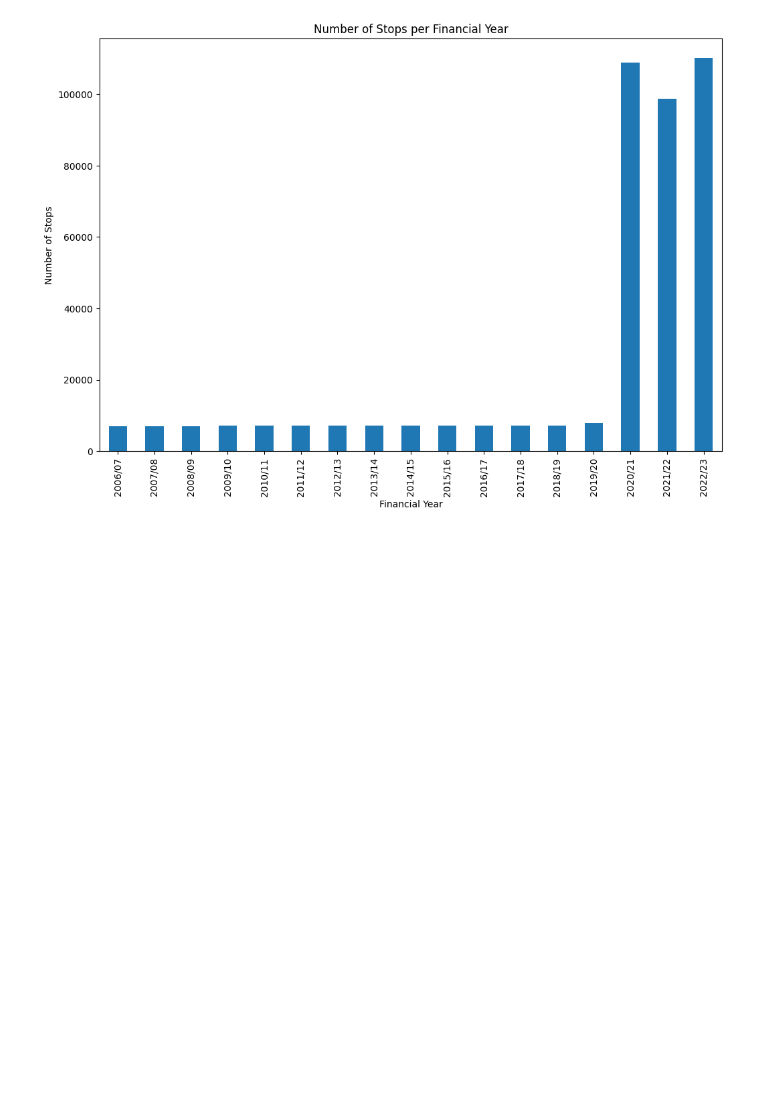
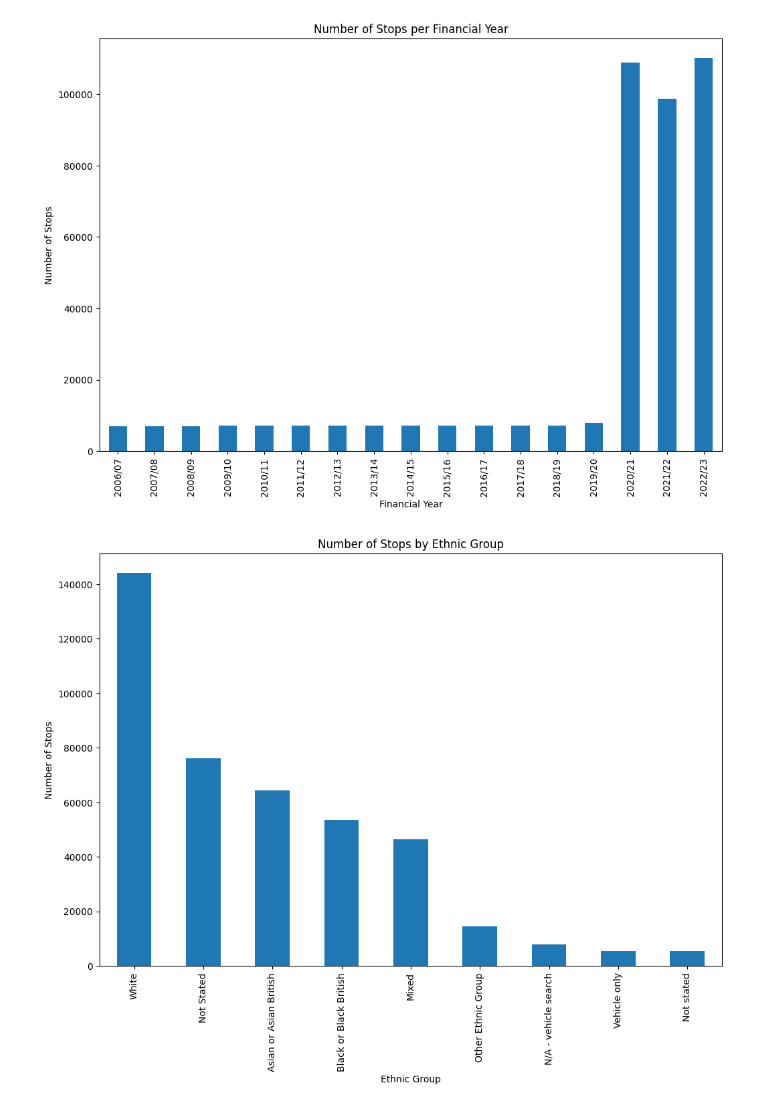
Before and after one commit to elliecheshire/Stop_and_Search, a Jupyter notebook: Stop_Search_analysis.ipynb, the cells around one changed output. Drawn from its saved outputs; the diff is of its cells as text; code cells hidden in the pictures; blank space fills up the shorter version.

Commit message:
Created a graph showing the ethnicity of stops against the number

```diff
--- a/Stop_Search_analysis.ipynb
+++ b/Stop_Search_analysis.ipynb
@@ -139,3 +139,14 @@ plt.ylabel('Number of Stops')
 plt.show()
 # %% [output]
 [figure]
+# %%
+# Ethnicity
+
+ethnic_group_searches = combined_data['ethnic_group'].value_counts()
+ethnic_group_searches.plot(kind = 'bar', figsize= (12,8))
+plt.title('Number of Stops by Ethnic Group')
+plt.xlabel('Ethnic Group')
+plt.ylabel('Number of Stops')
+plt.show()
+# %% [output]
+[figure, added]
```
